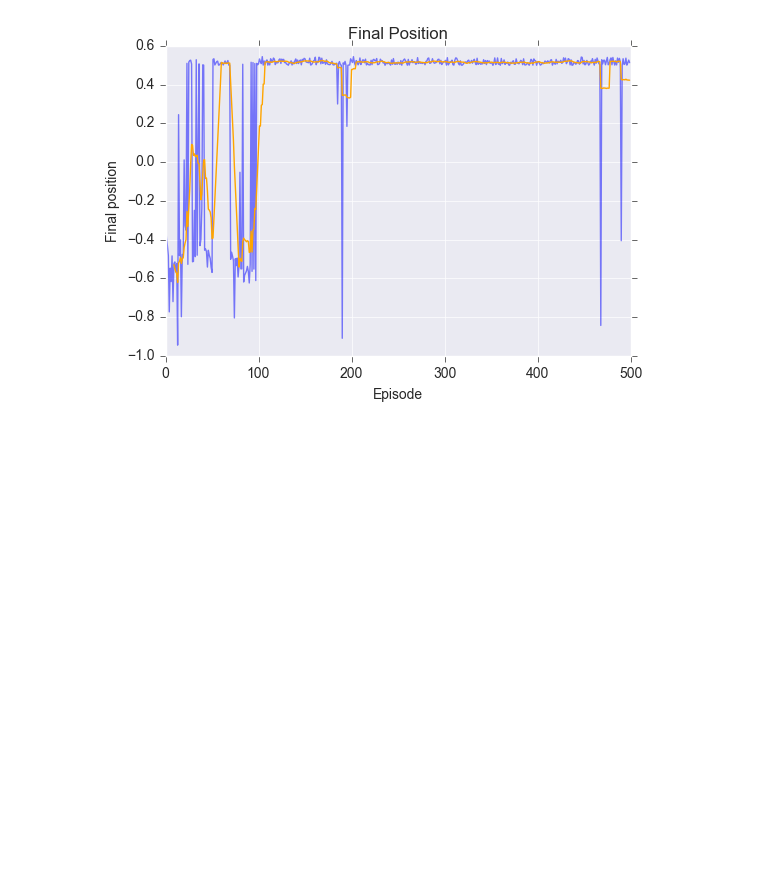
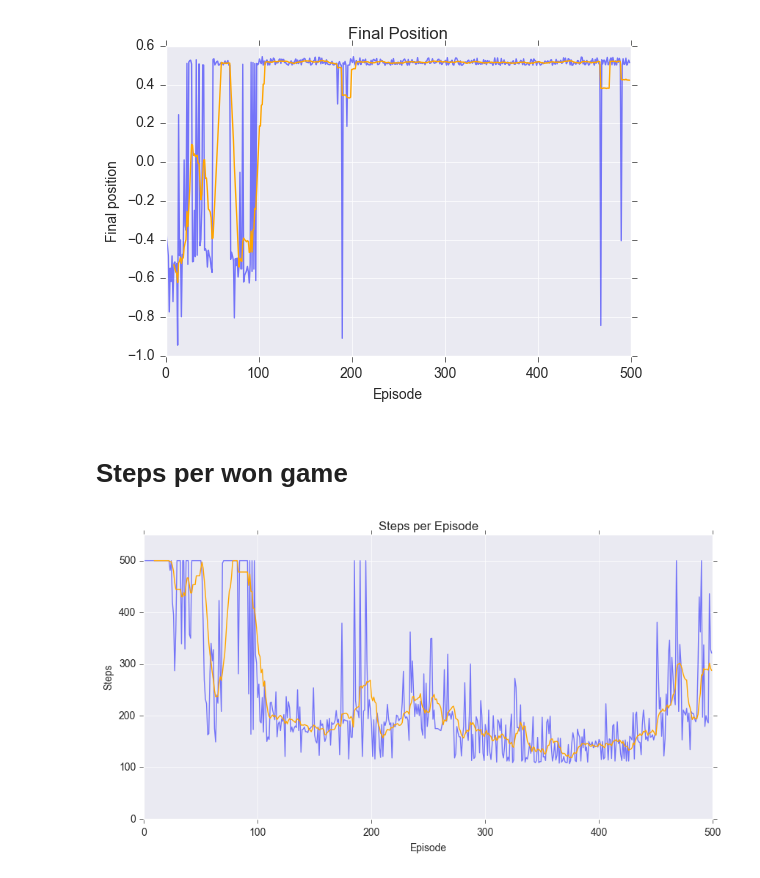
Before and after one commit to dtriepke/Deep_Q_Learning_MountainCar, a Jupyter notebook: DeepQLearning.ipynb, the cells around one changed output. Saved outputs shown, nothing was run; the diff lists cells and outputs as text; code cells hidden in the pictures; blank space fills up the shorter version.

```diff
--- a/DeepQLearning.ipynb
+++ b/DeepQLearning.ipynb
@@ -255,3 +278,21 @@ plt.xlim(0,episodes)
 plt.show()
 # %% [output]
 [figure]
+# %% [markdown]
+# Steps per won game
+# %%
+plt.figure(1, figsize= [10,5])
+steps = history["steps"]
+#steps = [step for step in steps if step < 500]
+steps = pd.Series(steps)
+ma = steps.rolling(10).mean()
+plt.plot(steps, alpha = 0.5)
+plt.plot(ma, "orange")
+plt.xlabel('Episode')
+plt.ylabel('Steps')
+plt.ylim(0, 550)
+plt.title('Steps per Episode')
+
+plt.savefig('pic/stepPerEpisode.png')
+# %% [output]
+[figure, added]
```
Also changed, not shown: parts of 22 cells of this notebook, 6 other files.
